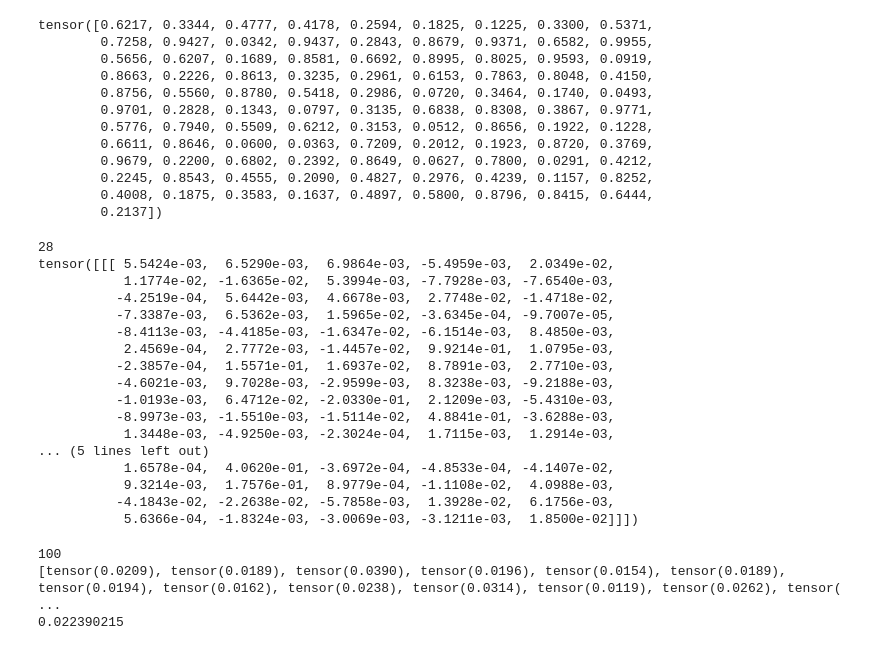
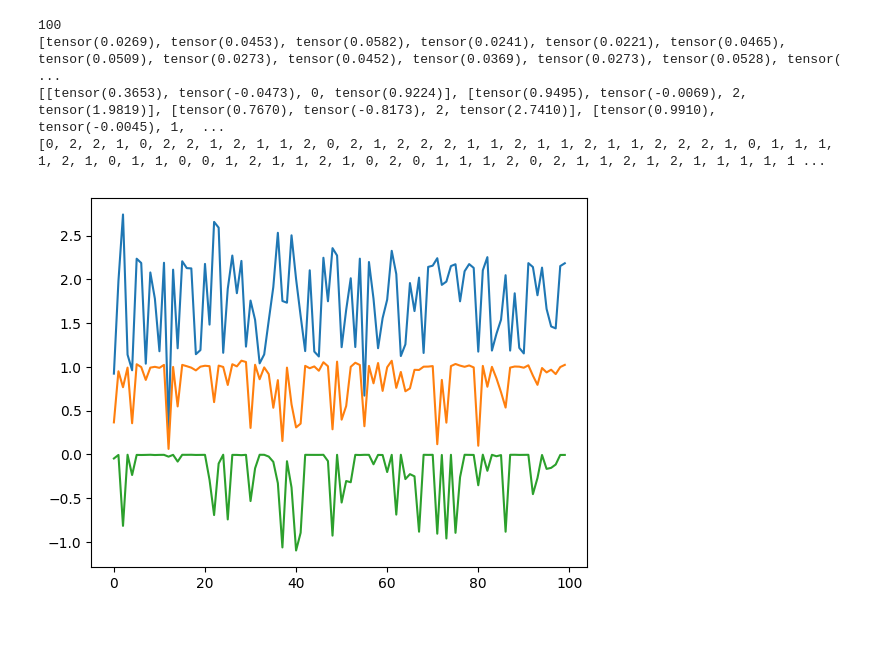
Before and after one commit to Stefan-Heimersheim/toy-model-of-computation-in-superposition, a Jupyter notebook: lucius_toy_model.ipynb, the cells around one changed output. Saved outputs shown, nothing was run; the diff lists cells and outputs as text; code cells hidden in the pictures.

```diff
--- a/lucius_toy_model.ipynb
+++ b/lucius_toy_model.ipynb
@@ -161,55 +193,21 @@ model.optimize(t.optim.Adam(model.parameters()), batch_sz, steps, logging_freq)
-# %%
-import random as r
-r.random()
-# %% [output]
-tensor([0.6217, 0.3344, 0.4777, 0.4178, 0.2594, 0.1825, 0.1225, 0.3300, 0.5371,
-        0.7258, 0.9427, 0.0342, 0.9437, 0.2843, 0.8679, 0.9371, 0.6582, 0.9955,
-        0.5656, 0.6207, 0.1689, 0.8581, 0.6692, 0.8995, 0.8025, 0.9593, 0.0919,
-        0.8663, 0.2226, 0.8613, 0.3235, 0.2961, 0.6153, 0.7863, 0.8048, 0.4150,
-        0.8756, 0.5560, 0.8780, 0.5418, 0.2986, 0.0720, 0.3464, 0.1740, 0.0493,
-        0.9701, 0.2828, 0.1343, 0.0797, 0.3135, 0.6838, 0.8308, 0.3867, 0.9771,
-        0.5776, 0.7940, 0.5509, 0.6212, 0.3153, 0.0512, 0.8656, 0.1922, 0.1228,
-        0.6611, 0.8646, 0.0600, 0.0363, 0.7209, 0.2012, 0.1923, 0.8720, 0.3769,
-        0.9679, 0.2200, 0.6802, 0.2392, 0.8649, 0.0627, 0.7800, 0.0291, 0.4212,
-        0.2245, 0.8543, 0.4555, 0.2090, 0.4827, 0.2976, 0.4239, 0.1157, 0.8252,
-        0.4008, 0.1875, 0.3583, 0.1637, 0.4897, 0.5800, 0.8796, 0.8415, 0.6444,
-        0.2137])
-# %%
-#x = t.Tensor([0,0,0,0,1,0,0,0,0,0])
-#x = t.Tensor([0,0,1,0,0])
-active_ind = np.random.randint(0,n_feat)
-print(active_ind)
-x = t.zeros(n_feat)
-x[active_ind] = 1
-x = t.reshape(x, [1,1,x.shape[0]])
-with t.no_grad():
-    y = model.forward(x)
-    print(y)
-# %% [output]
-28
-tensor([[[ 5.5424e-03,  6.5290e-03,  6.9864e-03, -5.4959e-03,  2.0349e-02,
-           1.1774e-02, -1.6365e-02,  5.3994e-03, -7.7928e-03, -7.6540e-03,
-          -4.2519e-04,  5.6442e-03,  4.6678e-03,  2.7748e-02, -1.4718e-02,
-          -7.3387e-03,  6.5362e-03,  1.5965e-02, -3.6345e-04, -9.7007e-05,
-          -8.4113e-03, -4.4185e-03, -1.6347e-02, -6.1514e-03,  8.4850e-03,
-           2.4569e-04,  2.7772e-03, -1.4457e-02,  9.9214e-01,  1.0795e-03,
-          -2.3857e-04,  1.5571e-01,  1.6937e-02,  8.7891e-03,  2.7710e-03,
-          -4.6021e-03,  9.7028e-03, -2.9599e-03,  8.3238e-03, -9.2188e-03,
-          -1.0193e-03,  6.4712e-02, -2.0330e-01,  2.1209e-03, -5.4310e-03,
-          -8.9973e-03, -1.5510e-03, -1.5114e-02,  4.8841e-01, -3.6288e-03,
-           1.3448e-03, -4.9250e-03, -2.3024e-04,  1.7115e-03,  1.2914e-03,
-... (5 lines left out)
-           1.6578e-04,  4.0620e-01, -3.6972e-04, -4.8533e-04, -4.1407e-02,
-           9.3214e-03,  1.7576e-01,  8.9779e-04, -1.1108e-02,  4.0988e-03,
-          -4.1843e-02, -2.2638e-02, -5.7858e-03,  1.3928e-02,  6.1756e-03,
-           5.6366e-04, -1.8324e-03, -3.0069e-03, -3.1211e-03,  1.8500e-02]]])
-# %%
-count, losses_sep = count_represented_features(n_feat, model, threshold=0.1)
-print(count)
-print(losses_sep)
-print(np.mean(losses_sep))
-# %% [output]
-100
-[tensor(0.0209), tensor(0.0189), tensor(0.0390), tensor(0.0196), tensor(0.0154), tensor(0.0189), tensor(0.0194), tensor(0.0162), tensor(0.0238), tensor(0.0314), tensor(0.0119), tensor(0.0262), tensor( ...
-0.022390215
+# %%
+count, losses_sep, losses_stat = count_represented_features(n_feat, model, threshold=0.1)
+print(count)
+print(losses_sep)
+print(losses_stat)
+sums = [losses_stat[i][3] for i in range(n_feat)]
+maxs = [losses_stat[i][0] for i in range(n_feat)]
+mins = [losses_stat[i][1] for i in range(n_feat)]
+big_noise = [losses_stat[i][2] for i in range(n_feat)]
+plt.plot(sums)
+plt.plot(maxs)
+plt.plot(mins)
+print(big_noise)
+#print(np.mean(losses_sep))
+# %% [output]
+100
+[tensor(0.0269), tensor(0.0453), tensor(0.0582), tensor(0.0241), tensor(0.0221), tensor(0.0465), tensor(0.0509), tensor(0.0273), tensor(0.0452), tensor(0.0369), tensor(0.0273), tensor(0.0528), tensor( ...
+[[tensor(0.3653), tensor(-0.0473), 0, tensor(0.9224)], [tensor(0.9495), tensor(-0.0069), 2, tensor(1.9819)], [tensor(0.7670), tensor(-0.8173), 2, tensor(2.7410)], [tensor(0.9910), tensor(-0.0045), 1,  ...
+[0, 2, 2, 1, 0, 2, 2, 1, 2, 1, 1, 2, 0, 2, 1, 2, 2, 2, 1, 1, 2, 1, 1, 2, 1, 1, 2, 2, 2, 1, 0, 1, 1, 1, 1, 2, 1, 0, 1, 1, 0, 0, 1, 2, 1, 1, 2, 1, 0, 2, 0, 1, 1, 1, 2, 0, 2, 1, 1, 2, 1, 2, 1, 1, 1, 1, 1 ...
+[figure, added]
 # %%
```
Also changed, not shown: parts of 14 cells of this notebook.
